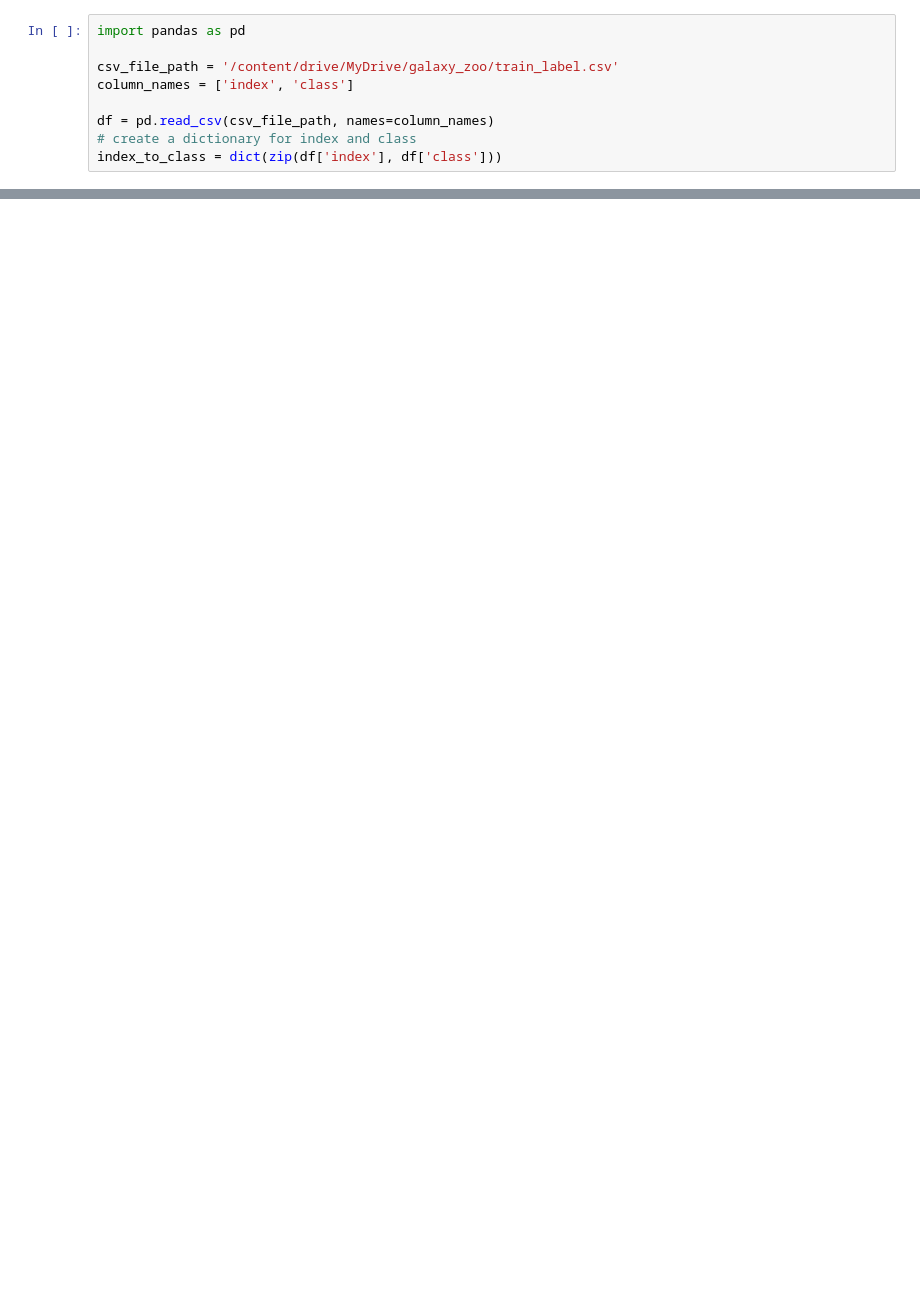
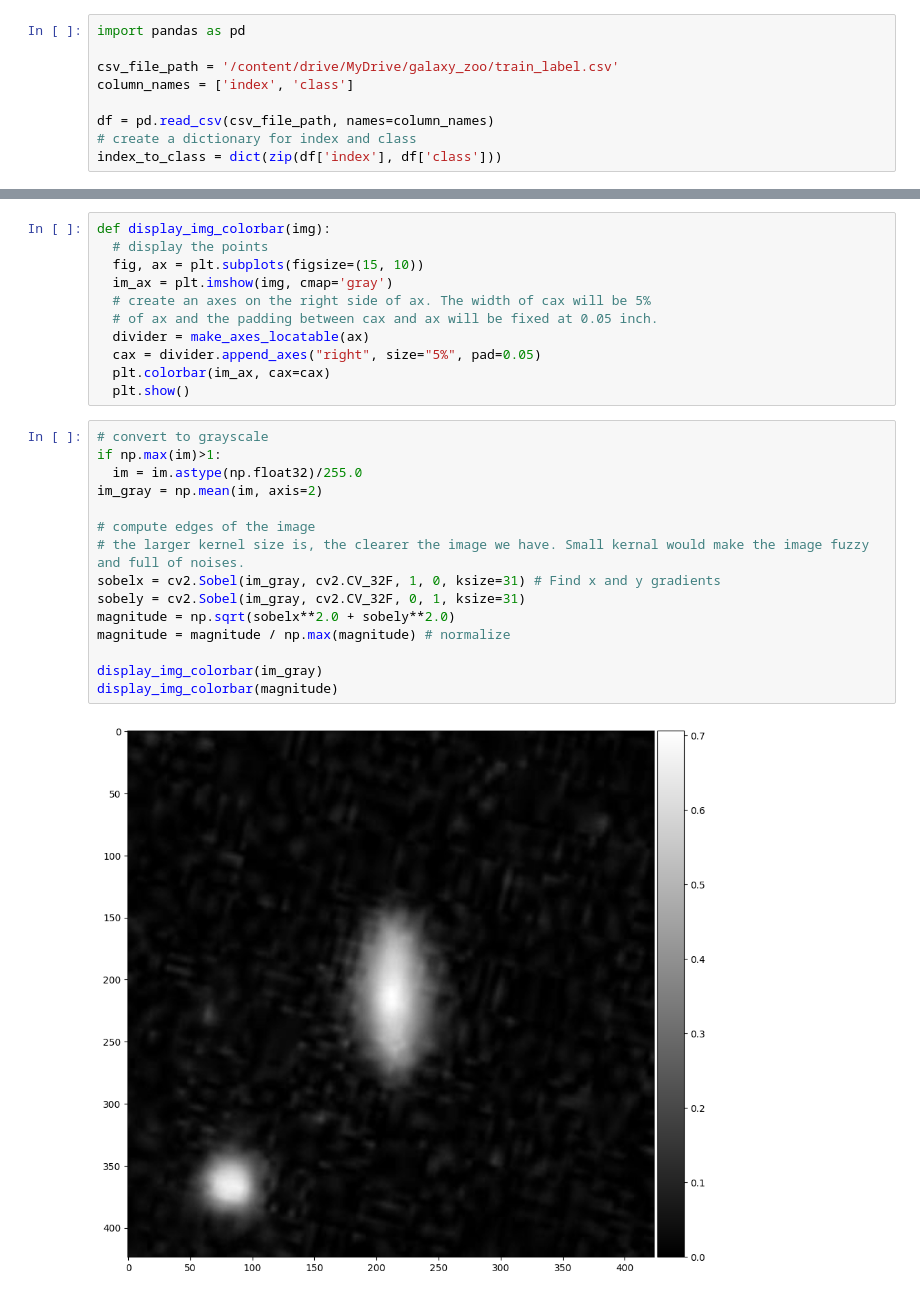
Before and after one commit to immanuelazn/w281_final_galaxy_zoo, a Jupyter notebook: image_preprocess.ipynb, the cells around one changed output, grey strips where cells are left out. Saved outputs shown, nothing was run; the diff lists cells and outputs as text; blank space fills up the shorter version.

```diff
--- a/image_preprocess.ipynb
+++ b/image_preprocess.ipynb
@@ -56,0 +84,28 @@ Class0
+# %%
+def display_img_colorbar(img):
+  # display the points
+  fig, ax = plt.subplots(figsize=(15, 10))
+  im_ax = plt.imshow(img, cmap='gray')
+  # create an axes on the right side of ax. The width of cax will be 5%
+  # of ax and the padding between cax and ax will be fixed at 0.05 inch.
+  divider = make_axes_locatable(ax)
+  cax = divider.append_axes("right", size="5%", pad=0.05)
+  plt.colorbar(im_ax, cax=cax)
+  plt.show()
+# %%
+# convert to grayscale
+if np.max(im)>1:
+  im = im.astype(np.float32)/255.0
+im_gray = np.mean(im, axis=2)
+
+# compute edges of the image
+# the larger kernel size is, the clearer the image we have. Small kernal would make the image fuzzy and full of noises.
+sobelx = cv2.Sobel(im_gray, cv2.CV_32F, 1, 0, ksize=31) # Find x and y gradients
+sobely = cv2.Sobel(im_gray, cv2.CV_32F, 0, 1, ksize=31)
+magnitude = np.sqrt(sobelx**2.0 + sobely**2.0)
+magnitude = magnitude / np.max(magnitude) # normalize
+
+display_img_colorbar(im_gray)
+display_img_colorbar(magnitude)
+# %% [output]
+[figure, added]
```
Also changed, not shown: parts of 13 cells of this notebook.
